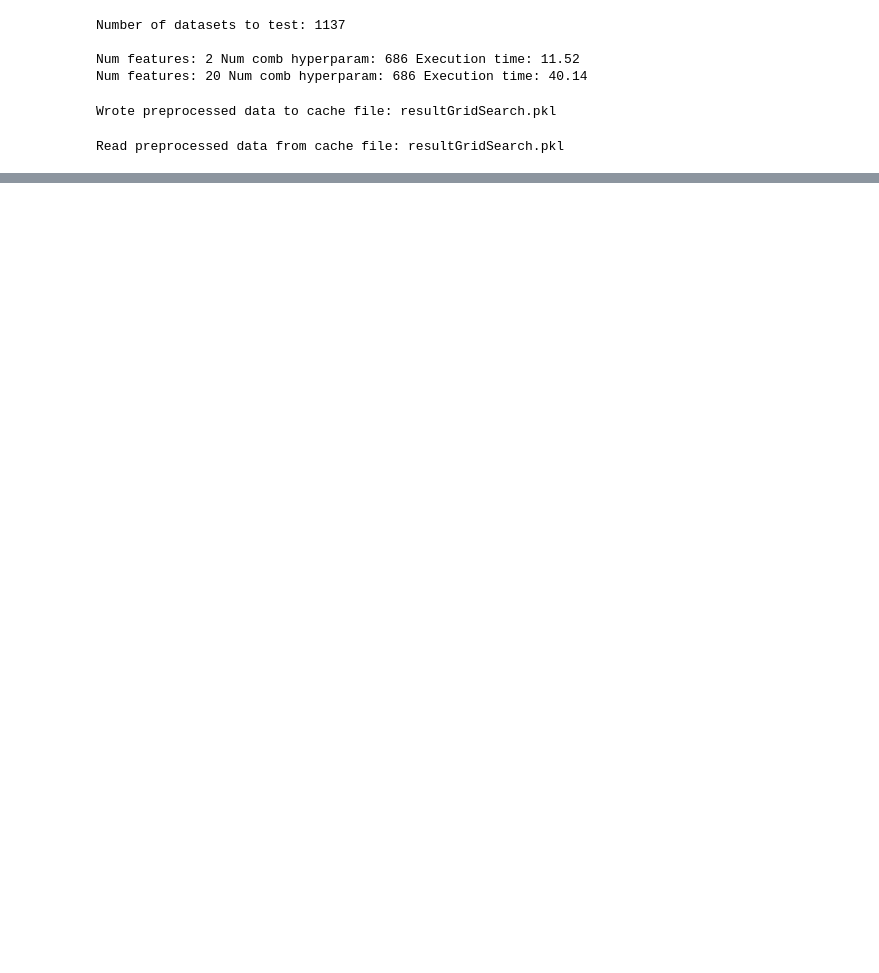
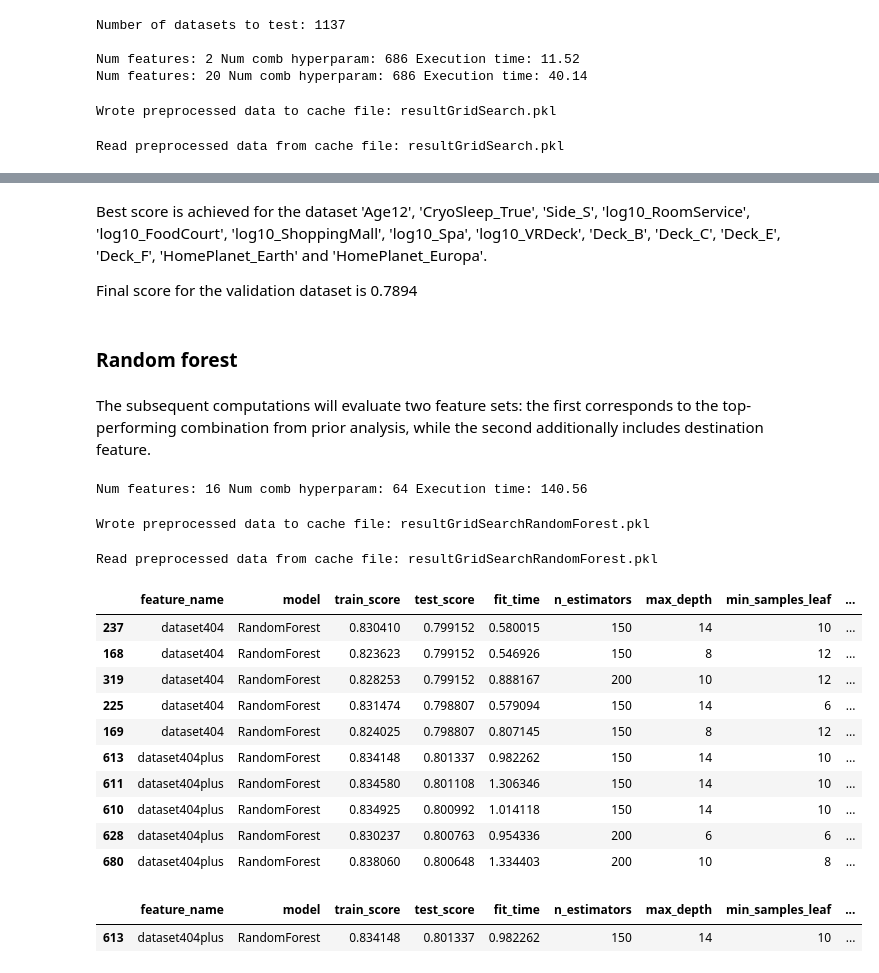
Before and after one commit to mapardo-lab/spaceshipTitanic, a Jupyter notebook: ModelTraining.ipynb, the cells around one changed output, grey strips where cells are left out. Saved outputs shown, nothing was run; the diff lists cells and outputs as text; code cells hidden in the pictures; blank space fills up the shorter version.

Commit message:
I have a model

```diff
--- a/ModelTraining.ipynb
+++ b/ModelTraining.ipynb
@@ -346,0 +375,4 @@ expand_parameters(df_max3)
+# %% [markdown]
+Best score is achieved for the dataset  'Age12', 'CryoSleep_True', 'Side_S', 'log10_RoomService', 'log10_FoodCourt', 'log10_ShoppingMall', 'log10_Spa', 'log10_VRDeck', 'Deck_B', 'Deck_C', 'Deck_E', 'Deck_F', 'HomePlanet_Earth' and 'HomePlanet_Europa'.
+
+Final score for the validation dataset is 0.7894
@@ -346,0 +381,76 @@ expand_parameters(df_max3)
+# %% [markdown]
+### Random forest
+# %% [markdown]
+The subsequent computations will evaluate two feature sets: the first corresponds to the top-performing combination from prior analysis, while the second additionally includes destination feature.
+# %%
+# test for checking time for a rum
+features = ['Age12', 'CryoSleep_True', 'Side_S'] + log10_expenses_features + ['Deck_B', 'Deck_C', 'Deck_E', 'Deck_F'] + main_homeplanet + main_destination
+
+params = {'max_depth': np.arange(9, 13),
+          'min_samples_leaf': np.arange(9, 13),
+          'min_samples_split': np.arange(9, 13)}
+grid = GridSearchCV(RandomForestClassifier(criterion='gini', n_estimators=200), param_grid = params,
+                    cv = 5, scoring= 'accuracy', n_jobs = 3)
+
+time, num_tests = time_gridsearch(grid, features, X_train, y_train)
+print(f'Num features: {len(features)} Num comb hyperparam: {num_tests} Execution time: {time:.2f}')
+# %% [output]
+Num features: 16 Num comb hyperparam: 64 Execution time: 140.56
+# %%
+# combinations of model to check (algorithm + parameters)
+dict_datasets = {'dataset404': ['Age12', 'CryoSleep_True', 'Side_S'] +
+                                 log10_expenses_features + ['Deck_B', 'Deck_C', 'Deck_E', 'Deck_F'] + main_homeplanet,
+                 'dataset404plus': ['Age12', 'CryoSleep_True', 'Side_S'] +
+                                     log10_expenses_features + ['Deck_B', 'Deck_C', 'Deck_E', 'Deck_F'] + main_homeplanet + main_destination}
+experiments = {
+    'model': ['RandomForest'],
+    'algorithms': [RandomForestClassifier(criterion='gini')],
+    'parameters': [{'n_estimators': [100, 150, 200],
+                    'max_depth': np.arange(6, 15, 2),
+                    'min_samples_leaf': np.arange(6, 15, 2),
+                    'min_samples_split': np.arange(6, 15, 2)}]
+}
+results = run_experiments(dict_datasets, experiments, X_train, y_train, scoring = 'accuracy', n_jobs = 3)
+# %%
+# save results in cache
+cache_data = dict(results_gridsearch=results)
+cache_file = "resultGridSearchRandomForest.pkl"
+cache_dir = "cache"
+with open(os.path.join(cache_dir, cache_file), "wb") as f:
+        pickle.dump(cache_data, f)
+print("Wrote preprocessed data to cache file:", cache_file)
+# %% [output]
+Wrote preprocessed data to cache file: resultGridSearchRandomForest.pkl
+# %%
+cache_file = "resultGridSearchRandomForest.pkl"
+cache_dir = "cache"
+try:
+    with open(os.path.join(cache_dir, cache_file), "rb") as f:
+        cache_data = pickle.load(f)
+    print("Read preprocessed data from cache file:", cache_file)
+except:
+    pass
+results = cache_data['results_gridsearch']
+# %% [output]
+Read preprocessed data from cache file: resultGridSearchRandomForest.pkl
+# %%
+df = pd.DataFrame(results).drop(['features'],axis=1)
+df_max = df.sort_values(['feature_name','test_score'], ascending=[True,False]).groupby('feature_name').head(5)
+expand_parameters(df_max)
+# %% [output]
+|  | feature_name | model | train_score | test_score | fit_time | n_estimators | max_depth | min_samples_leaf | ... |
+| 237 | dataset404 | RandomForest | 0.830410 | 0.799152 | 0.580015 | 150 | 14 | 10 | ... |
+| 168 | dataset404 | RandomForest | 0.823623 | 0.799152 | 0.546926 | 150 | 8 | 12 | ... |
+| 319 | dataset404 | RandomForest | 0.828253 | 0.799152 | 0.888167 | 200 | 10 | 12 | ... |
+| 225 | dataset404 | RandomForest | 0.831474 | 0.798807 | 0.579094 | 150 | 14 | 6 | ... |
+| 169 | dataset404 | RandomForest | 0.824025 | 0.798807 | 0.807145 | 150 | 8 | 12 | ... |
+| 613 | dataset404plus | RandomForest | 0.834148 | 0.801337 | 0.982262 | 150 | 14 | 10 | ... |
+| 611 | dataset404plus | RandomForest | 0.834580 | 0.801108 | 1.306346 | 150 | 14 | 10 | ... |
+| 610 | dataset404plus | RandomForest | 0.834925 | 0.800992 | 1.014118 | 150 | 14 | 10 | ... |
+| 628 | dataset404plus | RandomForest | 0.830237 | 0.800763 | 0.954336 | 200 | 6 | 6 | ... |
+| 680 | dataset404plus | RandomForest | 0.838060 | 0.800648 | 1.334403 | 200 | 10 | 8 | ... |
+# %%
+expand_parameters(df.sort_values(['test_score'], ascending=[False]).head(1))
+# %% [output]
+|  | feature_name | model | train_score | test_score | fit_time | n_estimators | max_depth | min_samples_leaf | ... |
+| 613 | dataset404plus | RandomForest | 0.834148 | 0.801337 | 0.982262 | 150 | 14 | 10 | ... |
```
Also changed, not shown: parts of 52 cells of this notebook, 3 other files.
